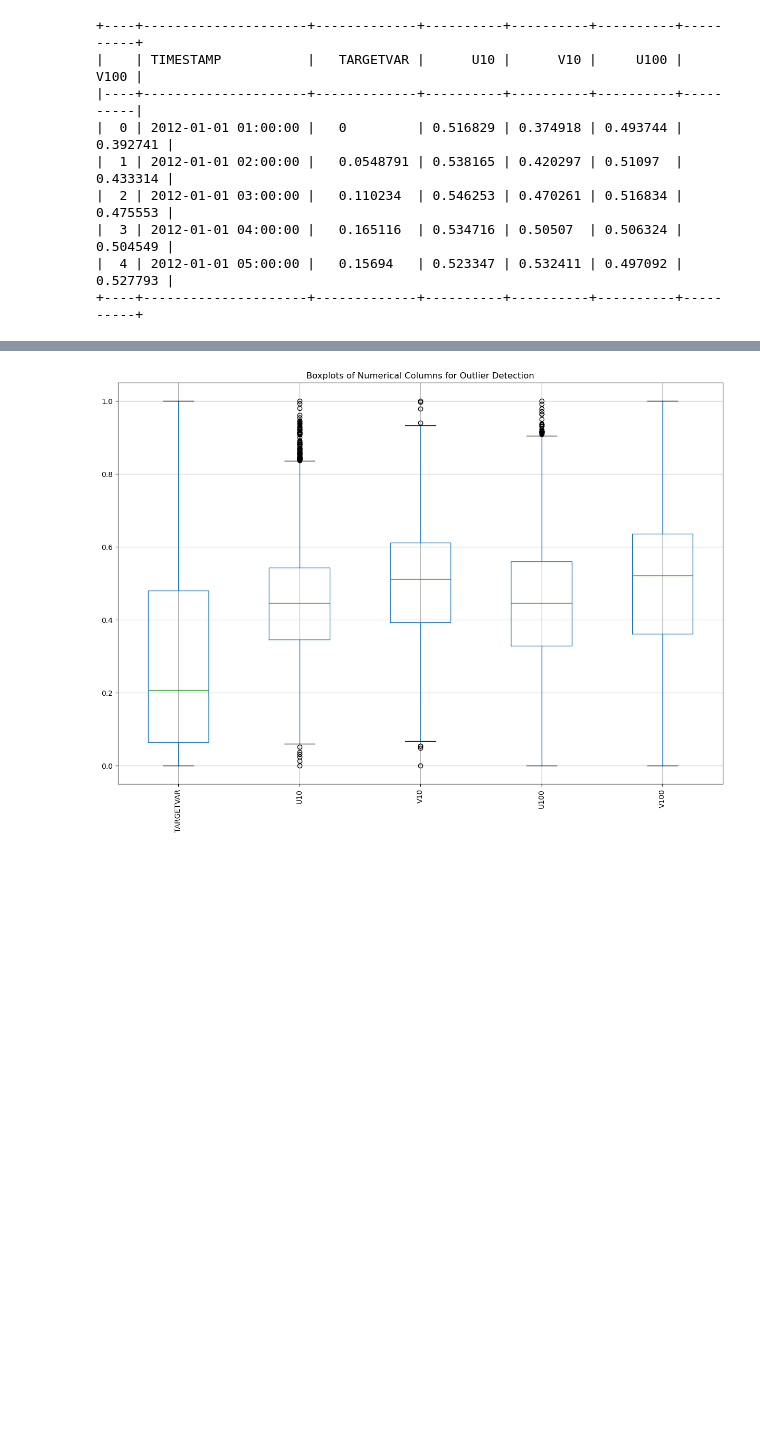
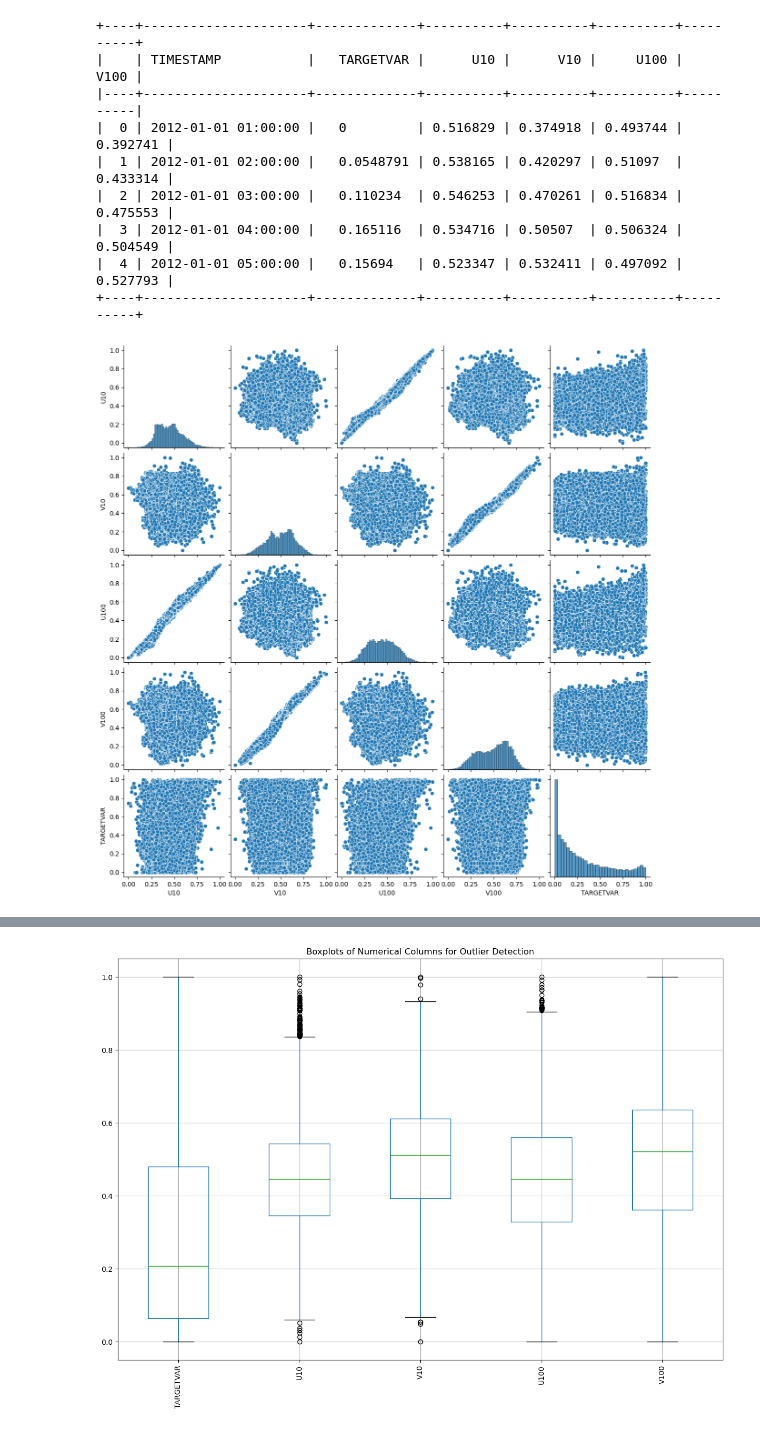
Before and after one commit to nimeshlal097/wind-power-prediction-tft, a Jupyter notebook: main.ipynb, the cells around one changed output, grey strips where cells are left out. Cells and saved outputs as stored; diff of their text form; code cells hidden in the pictures; blank space fills up the shorter version.

```diff
--- a/main.ipynb
+++ b/main.ipynb
@@ -94,3 +93,8 @@ print(tabulate(data.head(), headers='keys', tablefmt='psql'))
 |  3 | 2012-01-01 04:00:00 |   0.165116  | 0.534716 | 0.50507  | 0.506324 | 0.504549 |
 |  4 | 2012-01-01 05:00:00 |   0.15694   | 0.523347 | 0.532411 | 0.497092 | 0.527793 |
 +----+---------------------+-------------+----------+----------+----------+----------+
+# %%
+sns.pairplot(data[cols + ['TARGETVAR']])
+plt.show()
+# %% [output]
+[figure, added]
```
Also changed, not shown: parts of 13 cells of this notebook, 41 other files.
